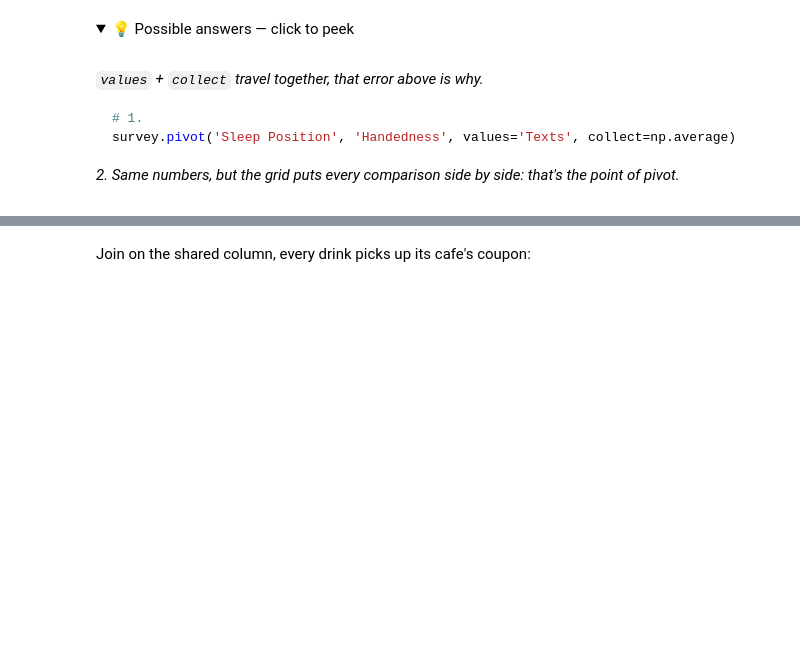
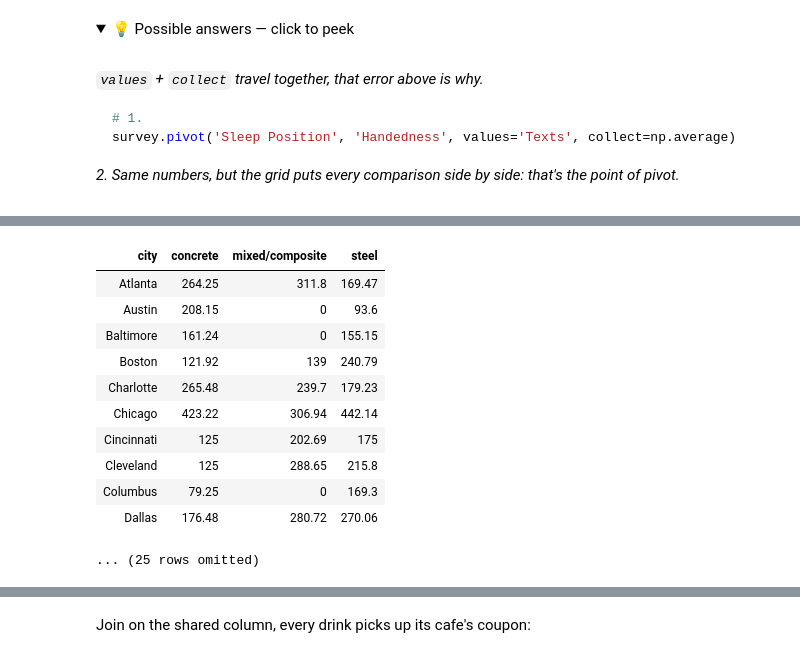
Before and after one commit to mlekimchi/data111_fall2026, a Jupyter notebook: lectures/ekc/lec11-ekc.ipynb, the cells around one changed output, grey strips where cells are left out. Saved outputs shown, nothing was run; the diff lists cells and outputs as text; code cells hidden in the pictures; folded sections open; blank space fills up the shorter version.

```diff
--- a/lectures/ekc/lec11-ekc.ipynb
+++ b/lectures/ekc/lec11-ekc.ipynb
@@ -189,0 +296,17 @@ survey.pivot('Sleep Position', 'Handedness', values='Texts', collect=np.average)
+# %%
+# 1. For each city, how tall is the tallest building for each material?
+
+sky.pivot('material', 'city', values = 'height', collect =  max)
+# %% [output]
+| city | concrete | mixed/composite | steel |
+| Atlanta | 264.25 | 311.8 | 169.47 |
+| Austin | 208.15 | 0 | 93.6 |
+| Baltimore | 161.24 | 0 | 155.15 |
+| Boston | 121.92 | 139 | 240.79 |
+| Charlotte | 265.48 | 239.7 | 179.23 |
+| Chicago | 423.22 | 306.94 | 442.14 |
+| Cincinnati | 125 | 202.69 | 175 |
+| Cleveland | 125 | 288.65 | 215.8 |
+| Columbus | 79.25 | 0 | 169.3 |
+| Dallas | 176.48 | 280.72 | 270.06 |
+... (25 rows omitted)
```
Also changed, not shown: parts of 36 cells of this notebook.
